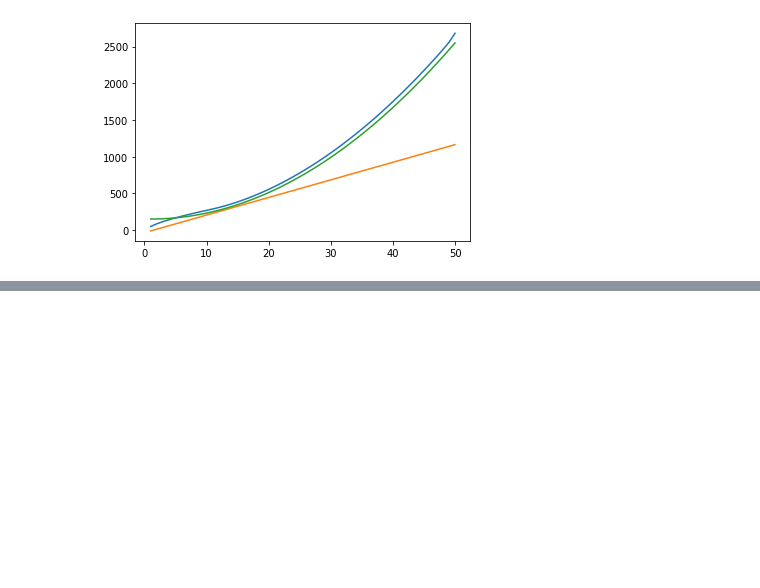
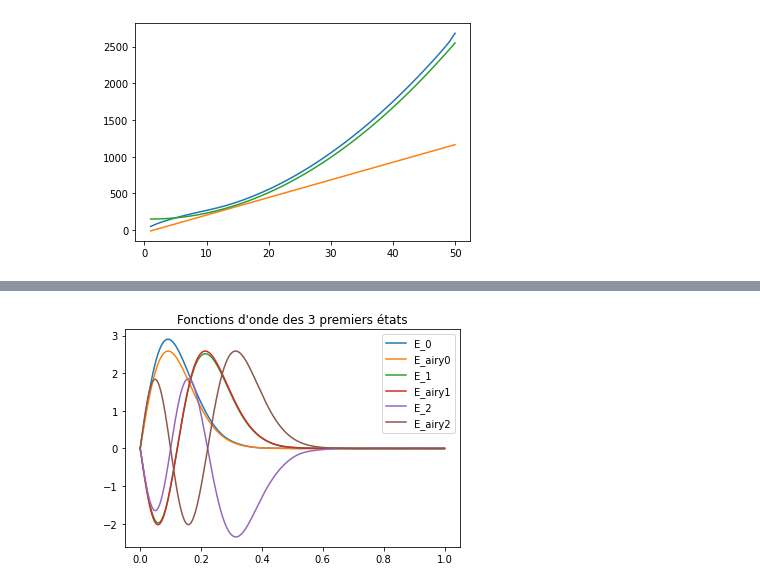
Before and after one commit to linhgiangpham99/TPPQ1, a Jupyter notebook: Copie_de_TP_PQ2.ipynb, the cells around one changed output, grey strips where cells are left out. Cells and saved outputs as stored; diff of their text form; code cells hidden in the pictures; blank space fills up the shorter version.

```diff
--- a/Copie_de_TP_PQ2.ipynb
+++ b/Copie_de_TP_PQ2.ipynb
@@ -189,3 +192,35 @@ None
+# %%
+a=1
+N=[15]
+#N=[3,5,8,15]
+#LabelS=["N=3","N=5","N=8","N=15"]
+#LabelS1=["N_airy=3","N_airy=5","N_airy=8","N_airy=15"]
+#LabelS1=["N_airy=15"]
+#LabelS=["N=15"]
+LabelS=["E_0","E_1","E_2"]
+LabelS1=["E_airy0","E_airy1","E_airy2"]
+step= 1000
+R=24
+k=3 #3 niveaux d'énergie
+#fig,axs=plt.subplots(1,(k))
+i=0
+v0=300
+for i in range(k):
+  for j in range (len(N)):
+    vector=Psi(R,N[j],step,alpha,i)
+    t1 = np.linspace(0, a, step)
+    plt.plot(t1, vector, label=LabelS[i])
+    eplist= energynorm(R,N[j],alpha)[0]
+    ep=eplist[i]
+    #print(ep)
+    #for k in range(step)
+    ai = airyz(t1,v0,ep,Cfinal)
+    plt.plot(t1,ai,label=LabelS1[i])
+plt.title("Fonctions d'onde des 3 premiers états")
+plt.legend(loc = 'upper right')
+plt.show()
+# %% [output]
+[figure, added]
 # %%
 step= 1000
 v0=alpha
```
Also changed, not shown: parts of 19 cells of this notebook.
